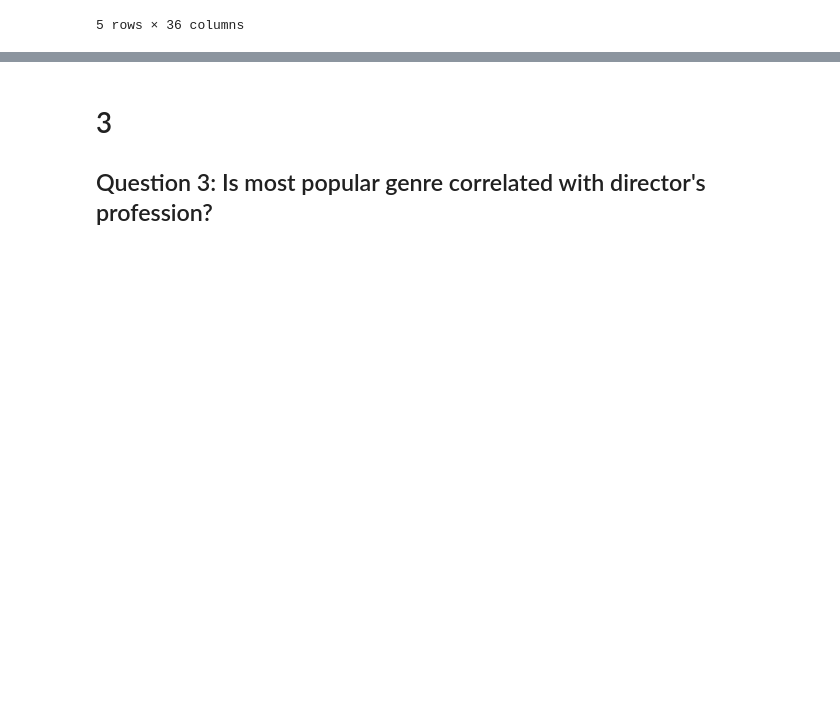
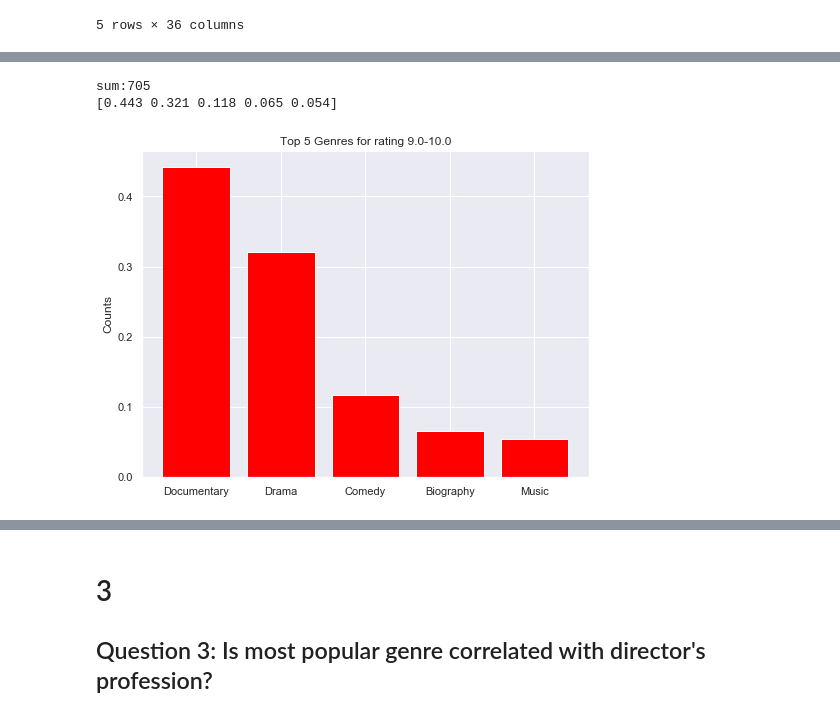
Before and after one commit to renjmindy/dsc-mod-1-project-v2-1-onl01-dtsc-ft-052620, a Jupyter notebook: student_v5.ipynb, the cells around one changed output, grey strips where cells are left out. Cells and saved outputs as stored; diff of their text form; code cells hidden in the pictures; blank space fills up the shorter version.

```diff
--- a/student_v5.ipynb
+++ b/student_v5.ipynb
@@ -725,0 +804,6 @@ sns.barplot(y=keys, x=values, color='blue')
+# %%
+top_5_bar_chart(top5_g1_genres_dict, 'red', 10.0, 9.0)
+# %% [output]
+sum:705
+[0.443 0.321 0.118 0.065 0.054]
+[figure, added]
```
Also changed, not shown: parts of 65 cells of this notebook.
